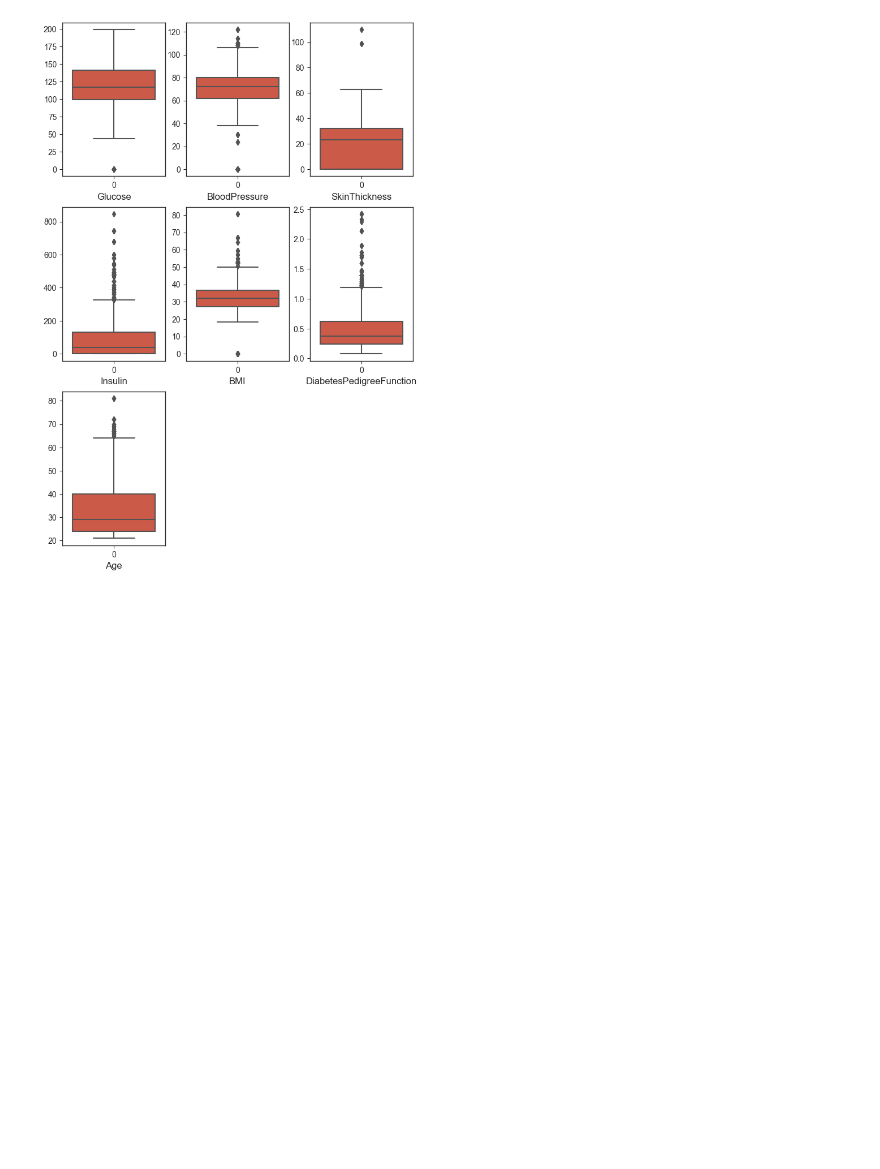
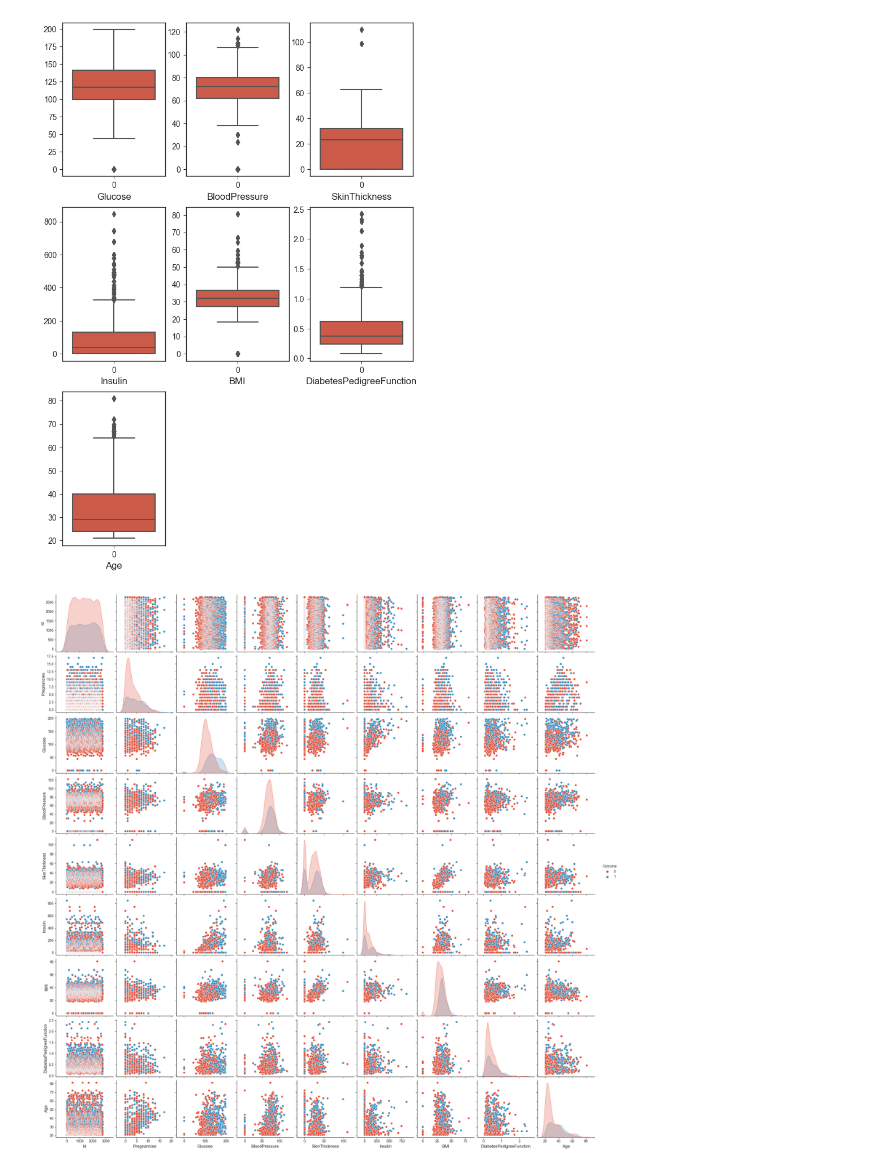
Before and after one commit to JonBws/Diabetes_Classification, a Jupyter notebook: notebook/EDA.ipynb, the cells around one changed output. Cells and saved outputs as stored; diff of their text form; code cells hidden in the pictures; blank space fills up the shorter version.

```diff
--- a/notebook/EDA.ipynb
+++ b/notebook/EDA.ipynb
@@ -213,3 +226,9 @@ for feature in continuous_feature:
 plt.show()
 # %% [output]
 [figure]
+# %%
+# Pair plot
+sns.pairplot(data, hue='Outcome')
+plt.show()
+# %% [output]
+[figure, added]
```
Also changed, not shown: parts of 8 cells of this notebook.
